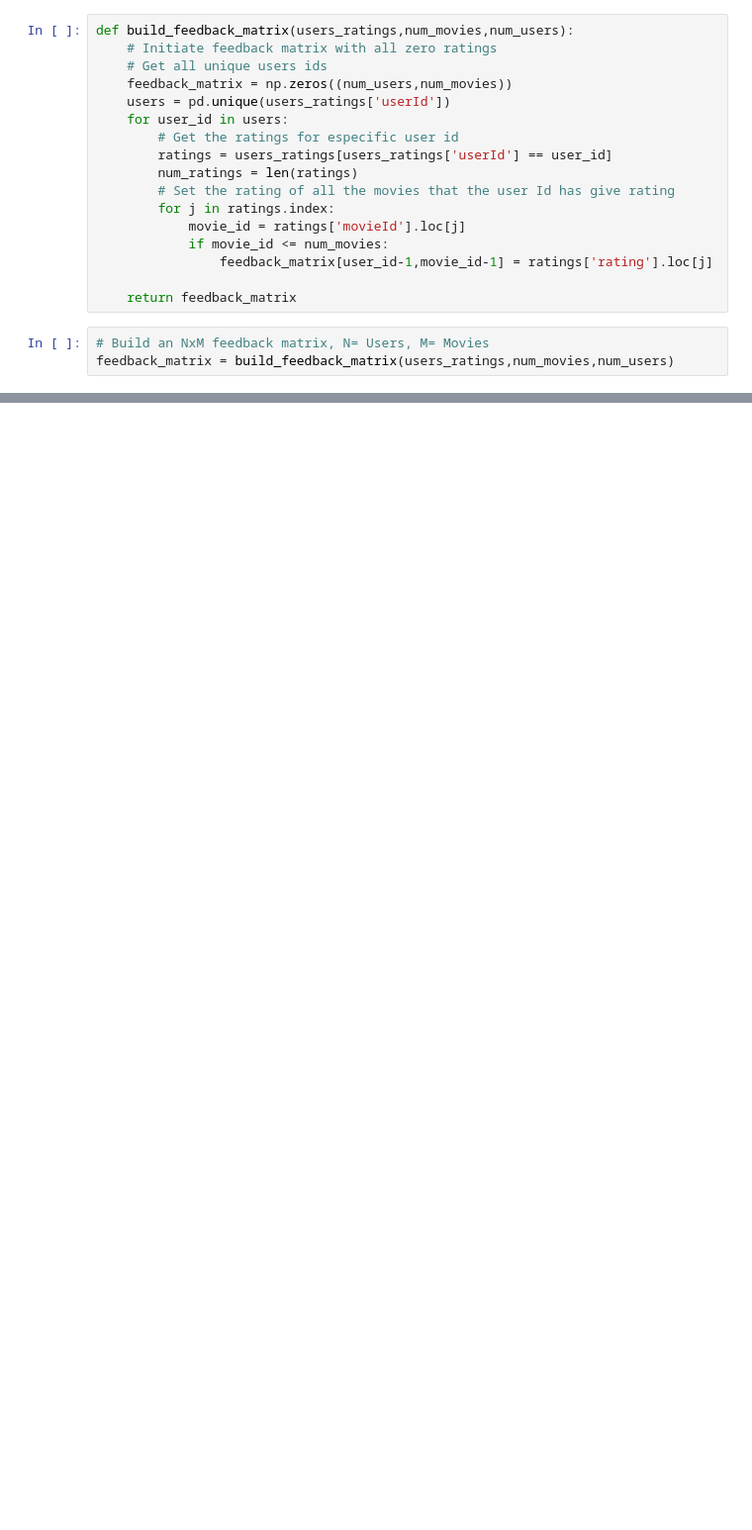
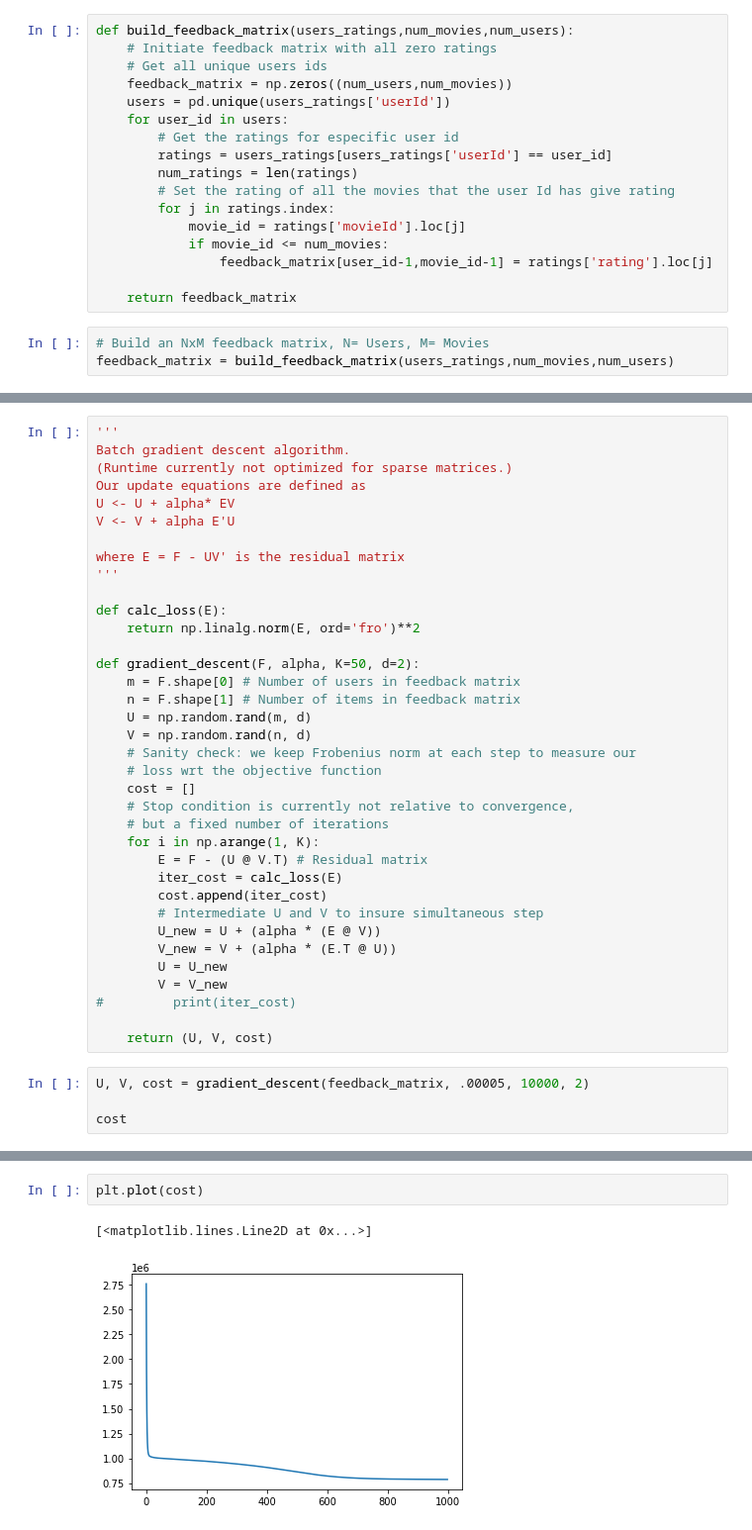
Before and after one commit to ljibajap/ECE196_ML, a Jupyter notebook: main.ipynb, the cells around one changed output, grey strips where cells are left out. Shown at 99% size. Saved outputs shown, nothing was run; the diff lists cells and outputs as text; blank space fills up the shorter version.

```diff
--- a/main.ipynb
+++ b/main.ipynb
@@ -63,0 +81,40 @@ array([[0. , 0. , 0. , ..., 0. , 0. , 0. ],
+# %%
+'''
+Batch gradient descent algorithm.
+(Runtime currently not optimized for sparse matrices.)
+Our update equations are defined as
+U <- U + alpha* EV
+V <- V + alpha E'U
+
+where E = F - UV' is the residual matrix
+'''
+
+def calc_loss(E):
+    return np.linalg.norm(E, ord='fro')**2
+
+def gradient_descent(F, alpha, K=50, d=2):
+    m = F.shape[0] # Number of users in feedback matrix
+    n = F.shape[1] # Number of items in feedback matrix
+    U = np.random.rand(m, d)
+    V = np.random.rand(n, d)
+    # Sanity check: we keep Frobenius norm at each step to measure our
+    # loss wrt the objective function
+    cost = []
+    # Stop condition is currently not relative to convergence,
+    # but a fixed number of iterations
+    for i in np.arange(1, K):
+        E = F - (U @ V.T) # Residual matrix
+        iter_cost = calc_loss(E)
+        cost.append(iter_cost)
+        # Intermediate U and V to insure simultaneous step
+        U_new = U + (alpha * (E @ V))
+        V_new = V + (alpha * (E.T @ U))
+        U = U_new
+        V = V_new
+#         print(iter_cost)
+
+    return (U, V, cost)
+# %%
+U, V, cost = gradient_descent(feedback_matrix, .00005, 10000, 2)
+
+cost
@@ -63,0 +139,5 @@ array([[0. , 0. , 0. , ..., 0. , 0. , 0. ],
+# %%
+plt.plot(cost)
+# %% [output]
+[<matplotlib.lines.Line2D at 0x...>]
+[figure, added]
```
Also changed, not shown: parts of 11 cells of this notebook.
